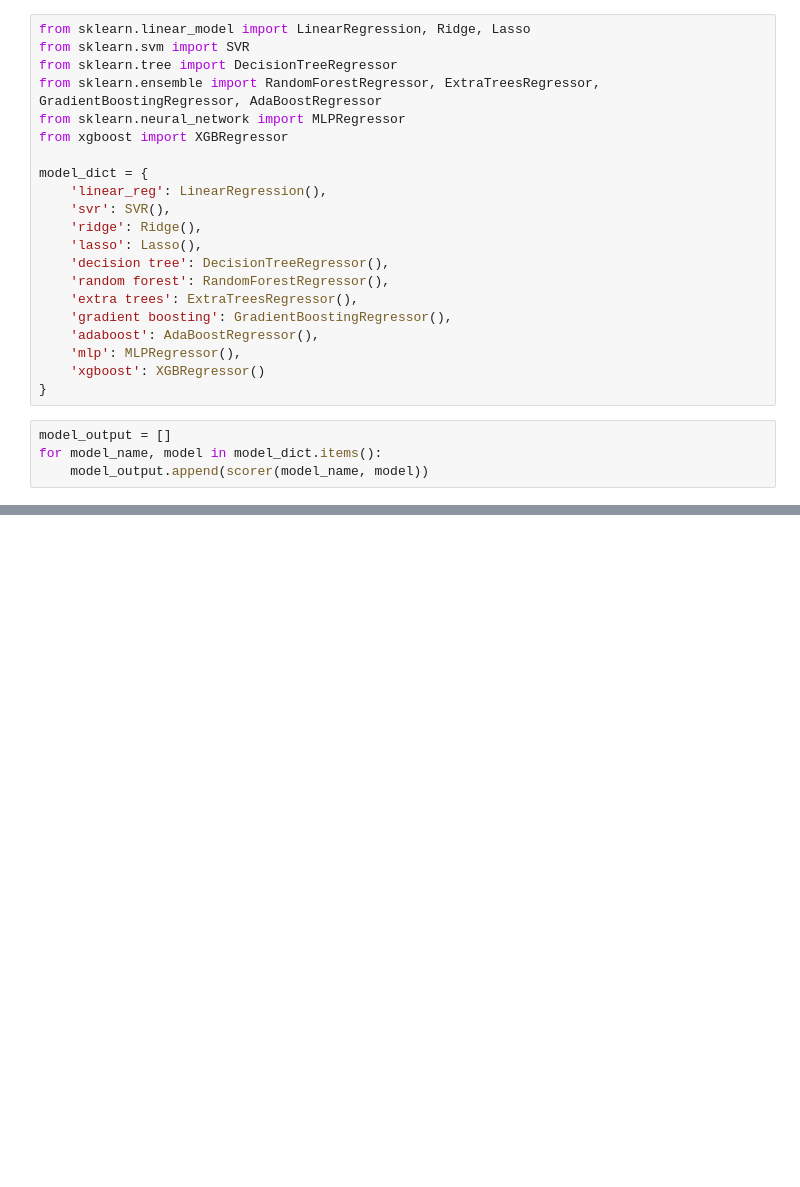
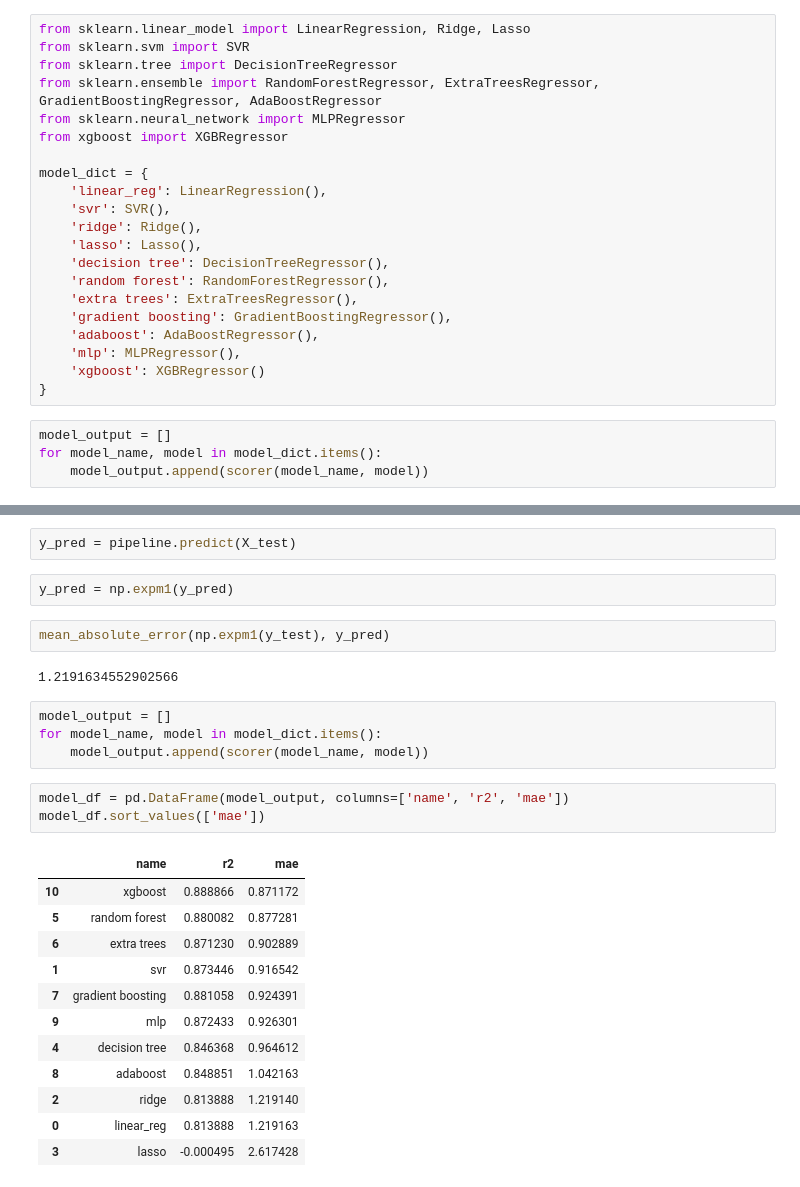
Before and after one commit to zeeshanAhmed2798/real-estate-ml-project, a Jupyter notebook: Data Cleaning/model_selection.ipynb, the cells around one changed output, grey strips where cells are left out. Cells and saved outputs as stored; diff of their text form; blank space fills up the shorter version.

```diff
--- a/Data Cleaning/model_selection.ipynb
+++ b/Data Cleaning/model_selection.ipynb
@@ -287,0 +465,28 @@ model_output
+# %%
+y_pred = pipeline.predict(X_test)
+# %%
+y_pred = np.expm1(y_pred)
+# %%
+mean_absolute_error(np.expm1(y_test), y_pred)
+# %% [output]
+1.2191634552902566
+# %%
+model_output = []
+for model_name, model in model_dict.items():
+    model_output.append(scorer(model_name, model))
+# %%
+model_df = pd.DataFrame(model_output, columns=['name', 'r2', 'mae'])
+model_df.sort_values(['mae'])
+# %% [output]
+|  | name | r2 | mae |
+| 10 | xgboost | 0.888866 | 0.871172 |
+| 5 | random forest | 0.880082 | 0.877281 |
+| 6 | extra trees | 0.871230 | 0.902889 |
+| 1 | svr | 0.873446 | 0.916542 |
+| 7 | gradient boosting | 0.881058 | 0.924391 |
+| 9 | mlp | 0.872433 | 0.926301 |
+| 4 | decision tree | 0.846368 | 0.964612 |
+| 8 | adaboost | 0.848851 | 1.042163 |
+| 2 | ridge | 0.813888 | 1.219140 |
+| 0 | linear_reg | 0.813888 | 1.219163 |
+| 3 | lasso | -0.000495 | 2.617428 |
```
Also changed, not shown: parts of 33 cells of this notebook, 6 other files.
